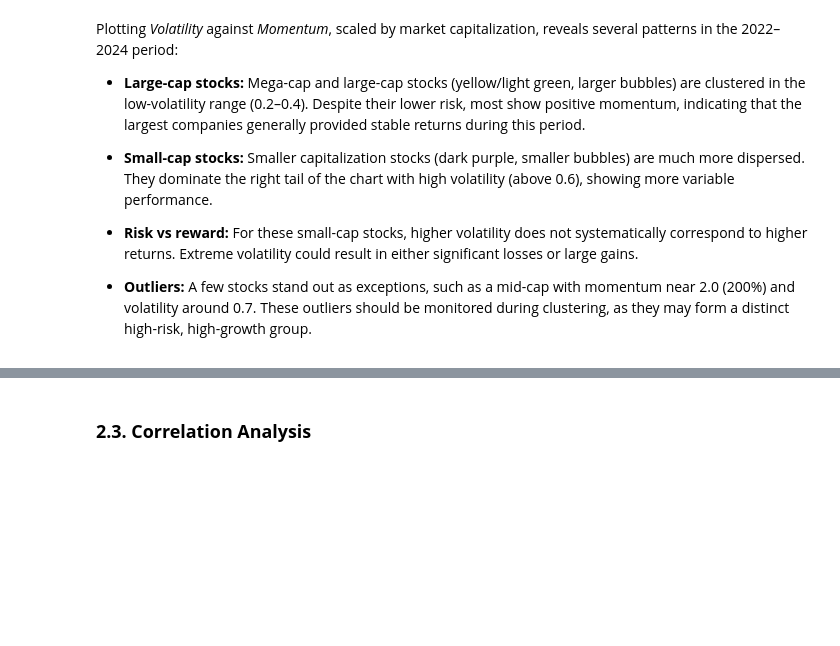
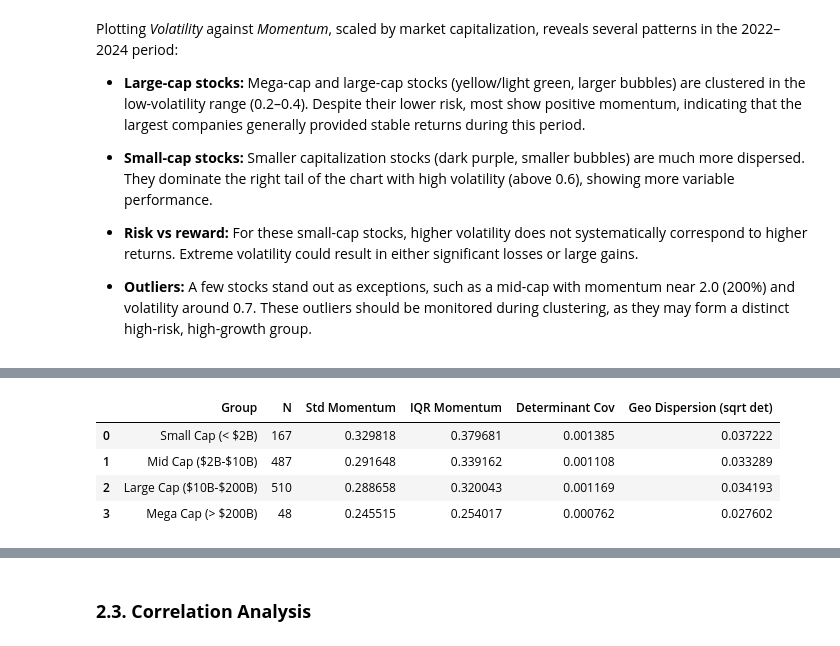
Before and after one commit to mb69-code/Projet_Data_Finance, a Jupyter notebook: Scripts/eda.ipynb, the cells around one changed output, grey strips where cells are left out. Cells and saved outputs as stored; diff of their text form; code cells hidden in the pictures; blank space fills up the shorter version.

```diff
--- a/Scripts/eda.ipynb
+++ b/Scripts/eda.ipynb
@@ -354,0 +464,52 @@ Plotting *Volatility* against *Momentum*, scaled by market capitalization, revea
+# %%
+small = X[X['market_cap'] < 2e9]
+mid = X[(X['market_cap'] >= 2e9) & (X['market_cap'] < 10e9)]
+large = X[(X['market_cap'] >= 10e9) & (X['market_cap'] < 200e9)]
+mega = X[X['market_cap'] >= 200e9]
+
+datasets = [
+    ("Small Cap (< $2B)", small),
+    ("Mid Cap ($2B-$10B)", mid),
+    ("Large Cap ($10B-$200B)", large),
+    ("Mega Cap (> $200B)", mega)
+]
+
+results = []
+
+for name, data in datasets:
+    x = data['volatility'].dropna()
+    y = data['momentum_12_1'].dropna()
+
+    mask = (~x.isna()) & (~y.isna())
+    x_clean = x[mask]
+    y_clean = y[mask]
+
+    n_points = len(x_clean)
+    std_momentum = y_clean.std()
+    iqr_momentum = y_clean.quantile(0.75) - y_clean.quantile(0.25)
+
+    if n_points >= 2:
+        cov = np.cov(x_clean, y_clean)
+        det_cov = np.linalg.det(cov)
+        geo_dispersion = np.sqrt(det_cov)
+    else:
+        det_cov = np.nan
+        geo_dispersion = np.nan
+
+    results.append({
+        'Group': name,
+        'N': n_points,
+        'Std Momentum': std_momentum,
+        'IQR Momentum': iqr_momentum,
+        'Determinant Cov': det_cov,
+        'Geo Dispersion (sqrt det)': geo_dispersion
+    })
+
+df_metrics = pd.DataFrame(results)
+df_metrics
+# %% [output]
+|  | Group | N | Std Momentum | IQR Momentum | Determinant Cov | Geo Dispersion (sqrt det) |
+| 0 | Small Cap (< $2B) | 167 | 0.329818 | 0.379681 | 0.001385 | 0.037222 |
+| 1 | Mid Cap ($2B-$10B) | 487 | 0.291648 | 0.339162 | 0.001108 | 0.033289 |
+| 2 | Large Cap ($10B-$200B) | 510 | 0.288658 | 0.320043 | 0.001169 | 0.034193 |
+| 3 | Mega Cap (> $200B) | 48 | 0.245515 | 0.254017 | 0.000762 | 0.027602 |
```
Also changed, not shown: parts of 4 cells of this notebook.
